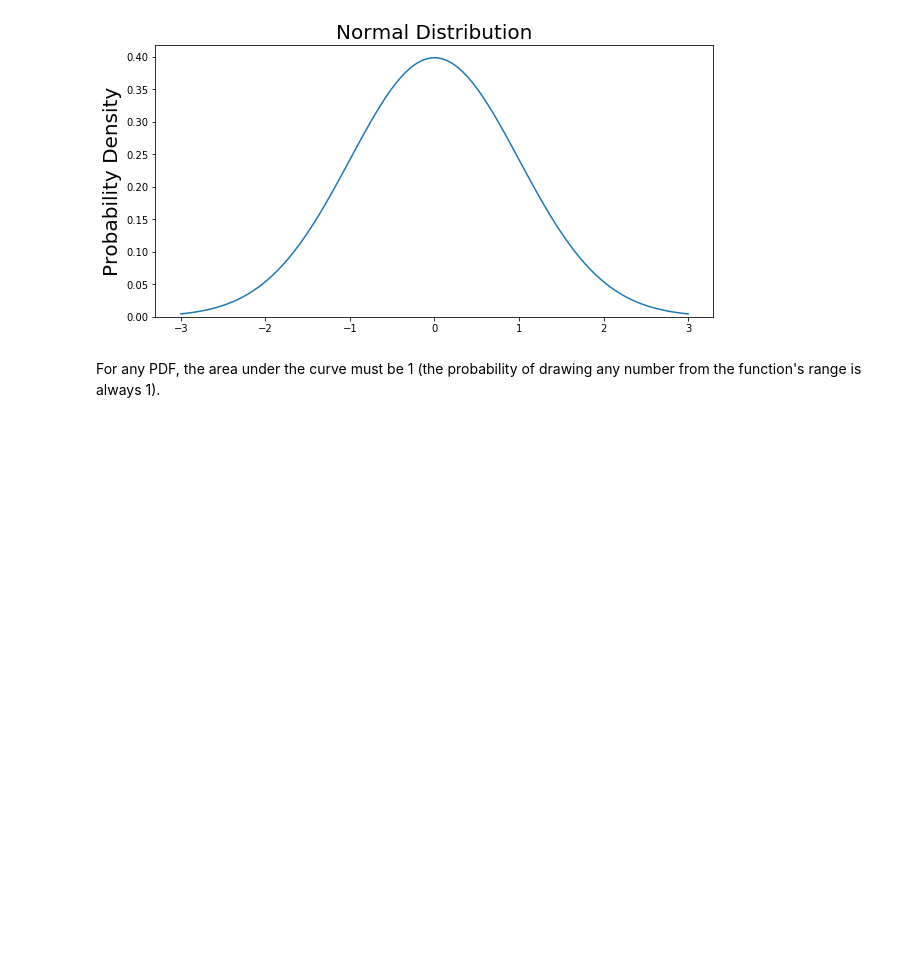
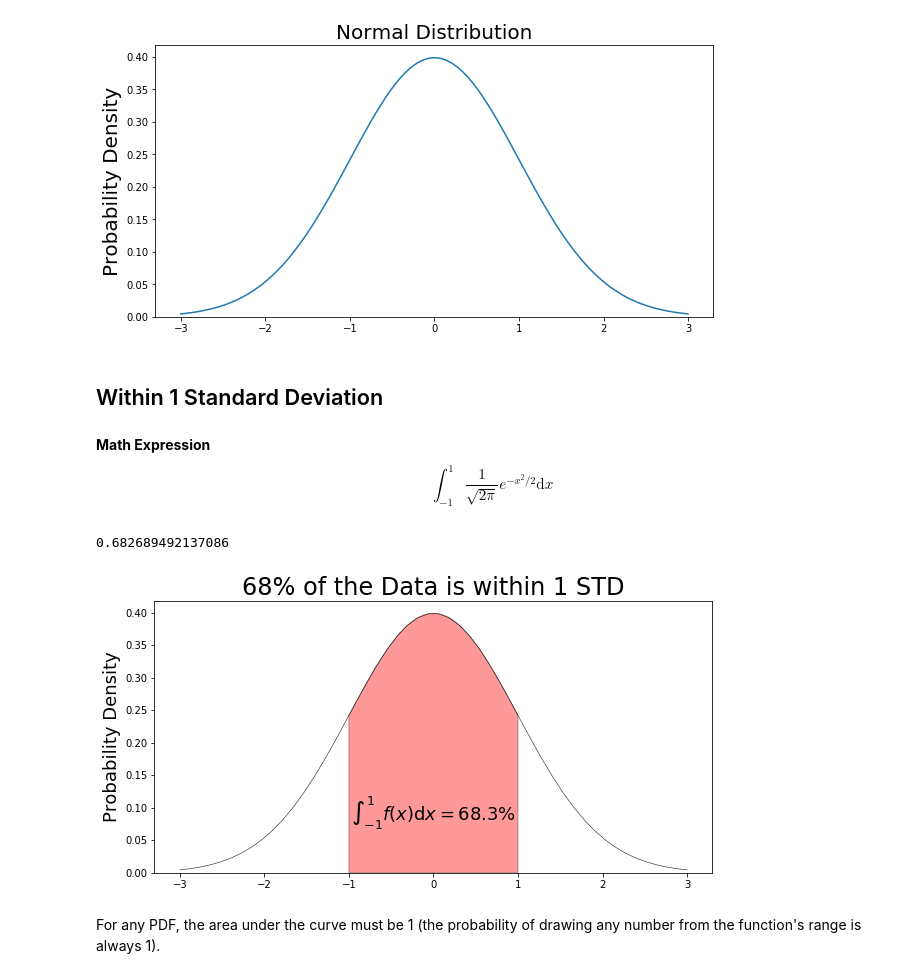
Before and after one commit to mGalarnyk/Python_Tutorials, a Jupyter notebook: Statistics/normal_Distribution_Area_Under_Curve.ipynb, the cells around one changed output. Drawn from its saved outputs; the diff is of its cells as text; code cells hidden in the pictures; blank space fills up the shorter version.

Commit message:
Updated distribution tutorial to have three images combined to show integral, integral solved using python, and image showing distribution

```diff
--- a/Statistics/normal_Distribution_Area_Under_Curve.ipynb
+++ b/Statistics/normal_Distribution_Area_Under_Curve.ipynb
@@ -65,6 +55,51 @@ ax.set_ylabel('Probability Density', size = 20);
 fig.savefig('images/NormalDistribution1.png')
 # %% [output]
 [figure]
+# %% [markdown]
+## Within 1 Standard Deviation
+# %% [markdown]
+<b>Math Expression</b> $$\int_{-1}^{1}\frac{1}{\sqrt{2\pi}}e^{-x^{2}/2}\mathrm{d}x$$
+# %%
+# Solved using Python
+
+from scipy.integrate import quad
+import numpy as np
+
+# Make a the PDF for the normal distribution a function
+def normalProbabilityDensity(x):
+    constant = 1.0 / np.sqrt(2*np.pi)
+    return(constant * np.exp((-x**2) / 2.0) )
+
+# Integrate normal distribution from 0 to 1
+result, _ = quad(normalProbabilityDensity, -1, 1, limit = 1000)
+# %%
+print(result)
+# %% [output]
+0.682689492137086
+# %%
+a, b = -1, 1 # integral limits
+
+x = np.linspace(-3, 3)
+y = normalProbabilityDensity(x)
+
+fig, ax = plt.subplots(figsize=(10, 5))
+ax.plot(x, y, 'k', linewidth=.5)
+ax.set_ylim(ymin=0)
+
+# Make the shaded region
+ix = np.linspace(-1, 1)
+iy = normalProbabilityDensity(ix)
+verts = [(a, 0)] + list(zip(ix, iy)) + [(b, 0)]
+poly = Polygon(verts, facecolor='red', edgecolor='0.2', alpha = .4)
+ax.add_patch(poly);
+
+ax.text(0, .08, r"$\int_{-1}^{1} f(x)\mathrm{d}x = $" + "{0:.1f}%".format(result*100),
+         horizontalalignment='center', fontsize=18);
+
+ax.set_title(r'68% of the Data is within 1 STD', fontsize = 24);
+ax.set_ylabel(r'Probability Density', fontsize = 18);
+# %% [output]
+[figure, added]
 # %% [markdown]
 For any PDF, the area under the curve must be 1 (the probability of drawing any number from the function's range is always 1).
 # %%
```
Also changed, not shown: parts of 2 cells of this notebook, 4 other files.
